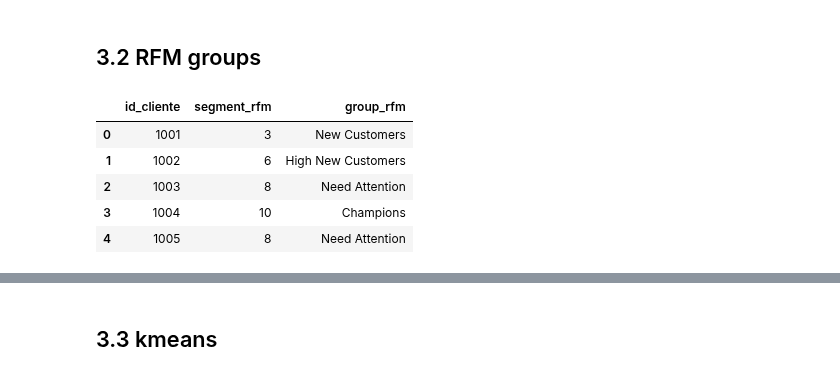
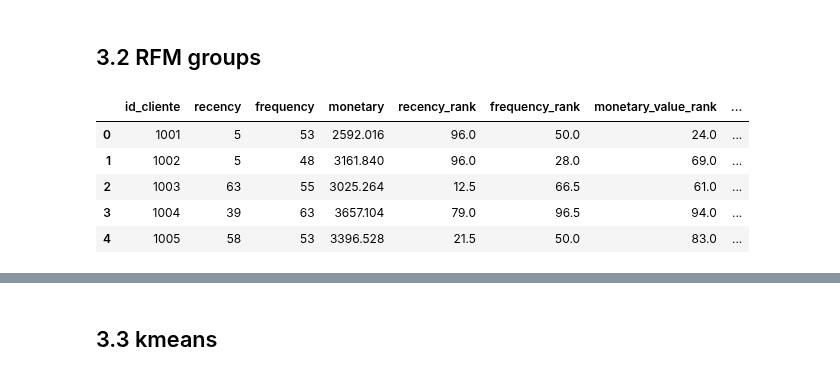
Before and after one commit to oecorrechag/Project-Australia, a Jupyter notebook: notebooks/3.0_models.ipynb, the cells around one changed output, grey strips where cells are left out. Drawn from its saved outputs; the diff is of its cells as text; code cells hidden in the pictures.

```diff
--- a/notebooks/3.0_models.ipynb
+++ b/notebooks/3.0_models.ipynb
@@ -47,12 +47,12 @@ dataset.head()
 # %%
 df_models = dataset.copy()
 df_models = cut_rfm(df_models)
-df_models = df_models.loc[:,['id_cliente', 'segment_rfm', 'group_rfm']]
+# df_models = df_models.loc[:,['id_cliente', 'segment_rfm', 'group_rfm']]
 df_models.head()
 # %% [output]
-|  | id_cliente | segment_rfm | group_rfm |
-| 0 | 1001 | 3 | New Customers |
-| 1 | 1002 | 6 | High New Customers |
-| 2 | 1003 | 8 | Need Attention |
-| 3 | 1004 | 10 | Champions |
-| 4 | 1005 | 8 | Need Attention |
+|  | id_cliente | recency | frequency | monetary | recency_rank | frequency_rank | monetary_value_rank | ... |
+| 0 | 1001 | 5 | 53 | 2592.016 | 96.0 | 50.0 | 24.0 | ... |
+| 1 | 1002 | 5 | 48 | 3161.840 | 96.0 | 28.0 | 69.0 | ... |
+| 2 | 1003 | 63 | 55 | 3025.264 | 12.5 | 66.5 | 61.0 | ... |
+| 3 | 1004 | 39 | 63 | 3657.104 | 79.0 | 96.5 | 94.0 | ... |
+| 4 | 1005 | 58 | 53 | 3396.528 | 21.5 | 50.0 | 83.0 | ... |
```
Also changed, not shown: parts of 2 cells of this notebook, 3 other files.
